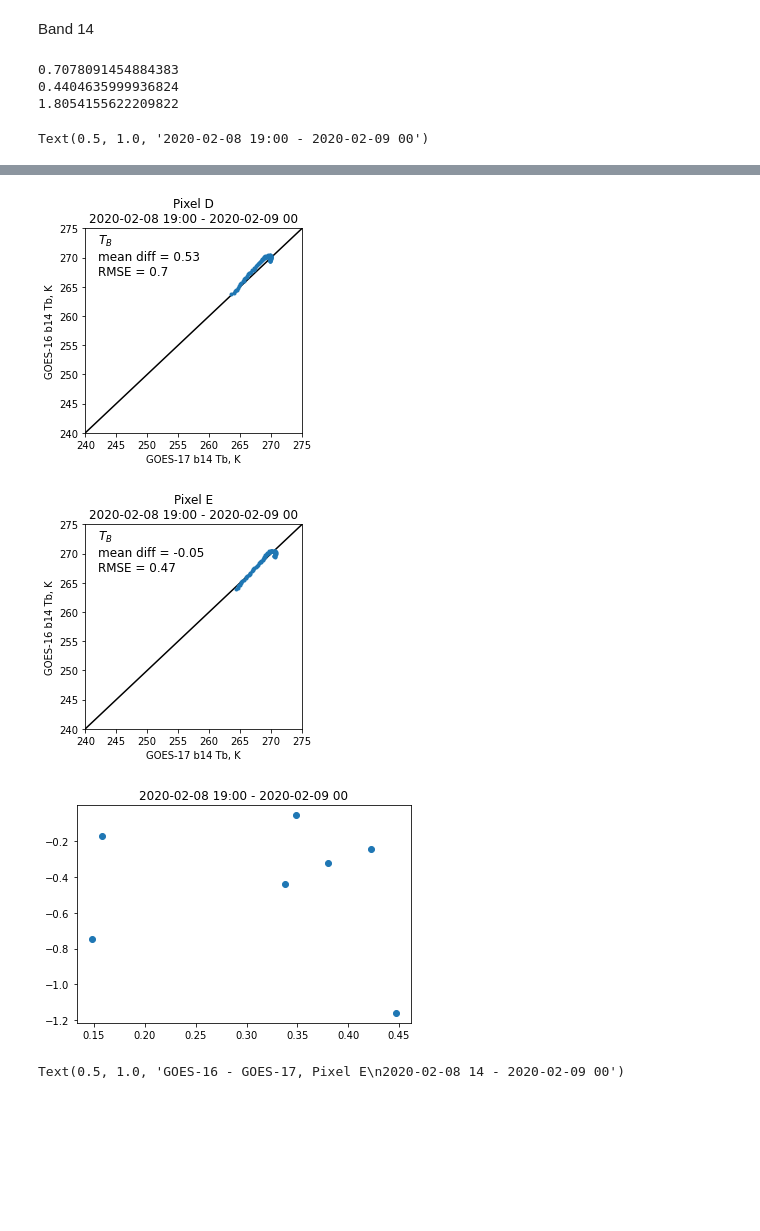
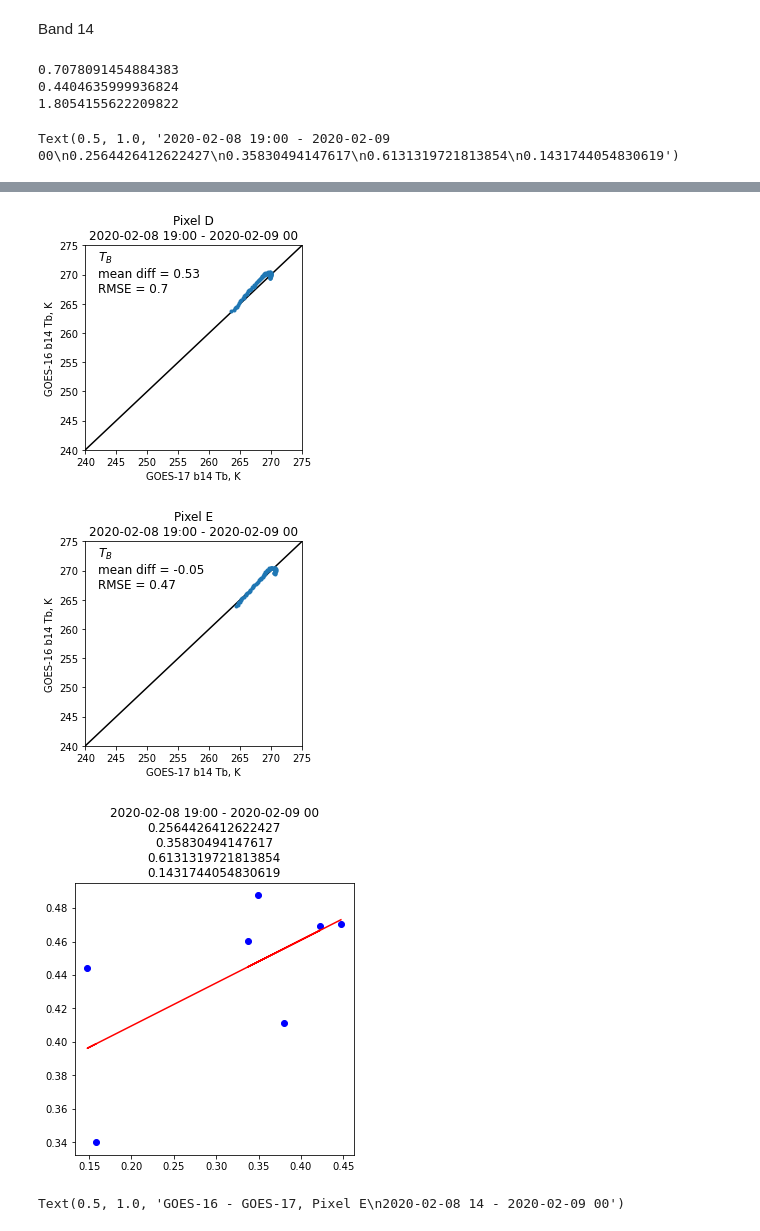
Before and after one commit to spestana/snowex2020, a Jupyter notebook: abi_timeseries.ipynb, the cells around one changed output, grey strips where cells are left out. Drawn from its saved outputs; the diff is of its cells as text; code cells hidden in the pictures; blank space fills up the shorter version.

Commit message:
Update plots for paper figures

```diff
--- a/abi_timeseries.ipynb
+++ b/abi_timeseries.ipynb
@@ -309,40 +314,41 @@ tccNW_avg = (tcc20_mean_g16[0] + tcc20_mean_g17[0]) / 2
 tccA_avg = (tcc20_mean_g16[1] + tcc20_mean_g17[1]) / 2
 tccB_avg = (tcc20_mean_g16[2] + tcc20_mean_g17[2]) / 2
 tccC1_avg = (tcc20_mean_g16[3] + tcc20_mean_g17[3]) / 2
 tccC2_avg = (tcc20_mean_g16[3] + tcc20_mean_g17[4]) / 2
 tccD_avg = (tcc20_mean_g16[4] + tcc20_mean_g17[5]) / 2
 tccE_avg = (tcc20_mean_g16[5] + tcc20_mean_g17[6]) / 2
 
 tcc_avg = [tccNW_avg, tccA_avg, tccB_avg, tccC1_avg, tccC2_avg, tccD_avg, tccE_avg]
 mean_diffs = [stats_dict_NW['mean_diff'], stats_dict_A['mean_diff'], stats_dict_B['mean_diff'], stats_dict_C1['mean_diff'], stats_dict_C2['mean_diff'], stats_dict_D['mean_diff'], stats_dict_E['mean_diff']]
 std_diffs = [stats_dict_NW['std_diff'], stats_dict_A['std_diff'], stats_dict_B['std_diff'], stats_dict_C1['std_diff'], stats_dict_C2['std_diff'], stats_dict_D['std_diff'], stats_dict_E['std_diff']]
 max_diffs = [stats_dict_NW['min_diff'], stats_dict_A['min_diff'], stats_dict_B['min_diff'], stats_dict_C1['min_diff'], stats_dict_C2['min_diff'], stats_dict_D['min_diff'], stats_dict_E['min_diff']]
 range_diffs = [stats_dict_NW['range_diff'], stats_dict_A['range_diff'], stats_dict_B['range_diff'], stats_dict_C1['range_diff'], stats_dict_C2['range_diff'], stats_dict_D['range_diff'], stats_dict_E['range_diff']]
 
 
 print(np.mean(np.array(mean_diffs)))
 print(np.mean(np.array(std_diffs)))
 print(np.mean(np.array(range_diffs)))
 
-plt.figure()
+plt.figure(figsize=(5,5))
 #plt.plot(tcc_avg, mean_diffs, 'o')
-#plt.plot(tcc_avg, std_diffs, 'o')
-plt.plot(tcc_avg, max_diffs, 'o')
-
-plt.title(f'{startdate} - {enddate}')
+plt.plot(tcc_avg, std_diffs, 'ob')
+#plt.plot(tcc_avg, max_diffs, 'o')
+slope, intercept, r, p, se = stats.linregress(tcc_avg, std_diffs)
+plt.plot(tcc_avg, np.array(tcc_avg)*slope + intercept, '-r')
+plt.title(f'{startdate} - {enddate}\n{slope}\n{intercept}\n{r}\n{p}')
 # %% [output]
 0.7078091454884383
 0.4404635999936824
 1.8054155622209822
-Text(0.5, 1.0, '2020-02-08 19:00 - 2020-02-09 00')
+Text(0.5, 1.0, '2020-02-08 19:00 - 2020-02-09 00\n0.2564426412622427\n0.35830494147617\n0.6131319721813854\n0.1431744054830619')
 [figure]
 [figure]
 [figure]
 [figure]
 [figure]
 [figure]
 [figure]
-[figure, old version]
+[figure, new version]
 # %%
 # plot timeseries for one pixel
 fig, axs = plt.subplots(nrows=7, ncols= 1, figsize=(5,25), tight_layout=True)
```
Also changed, not shown: parts of 23 cells of this notebook, 3 other files.
